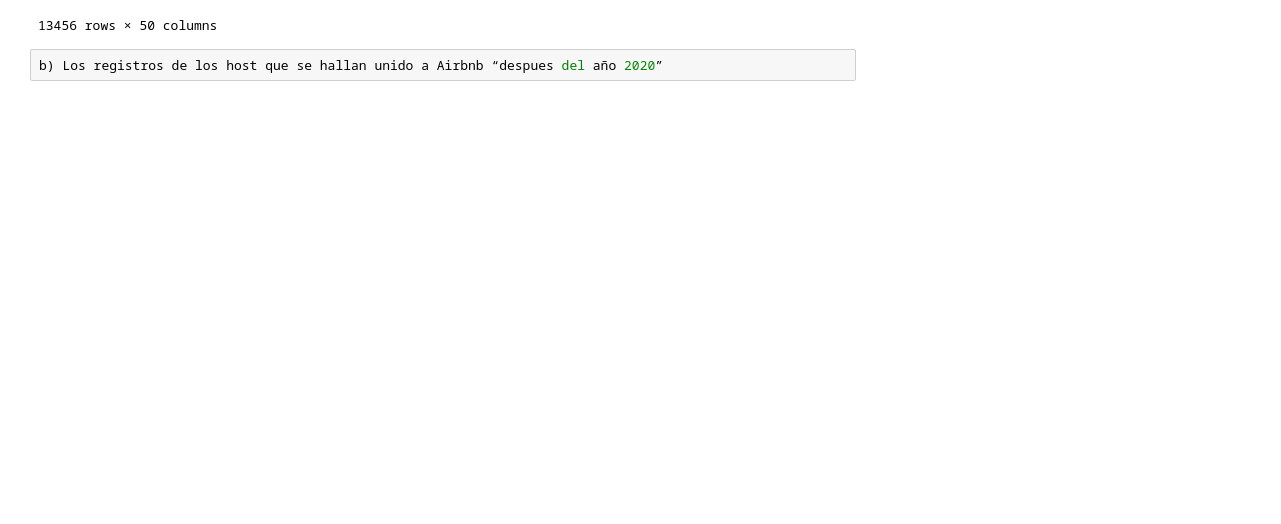
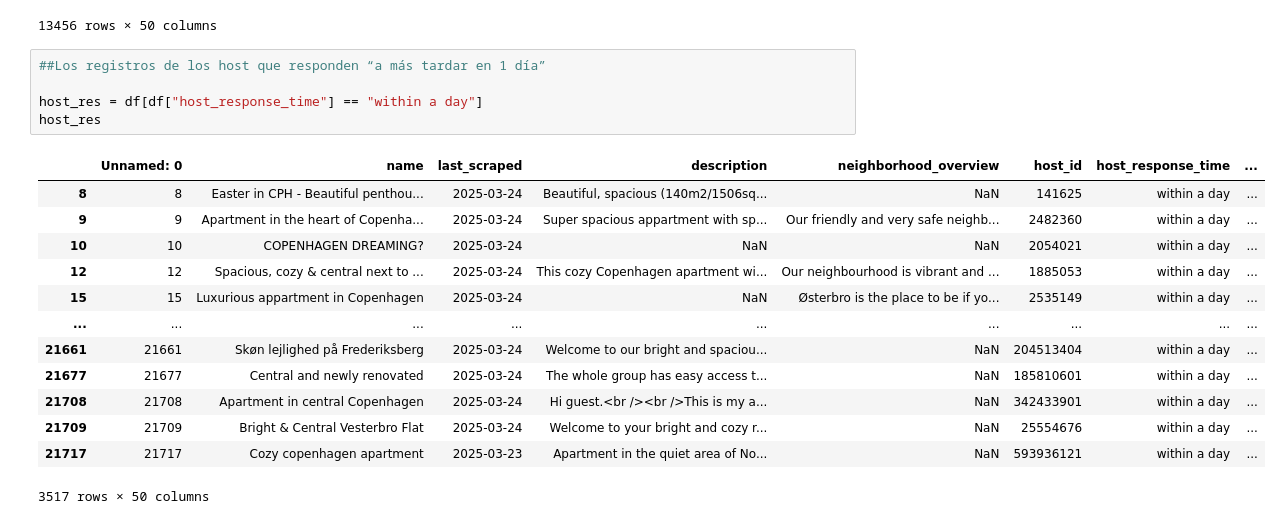
Before and after one commit to A01735502/extracciondedatos, a Jupyter notebook: Tarea extraccion semana 1/ACTIVIDAD2.2.ipynb, the cells around one changed output. Cells and saved outputs as stored; diff of their text form; blank space fills up the shorter version.

```diff
--- a/Tarea extraccion semana 1/ACTIVIDAD2.2.ipynb
+++ b/Tarea extraccion semana 1/ACTIVIDAD2.2.ipynb
@@ -72,4 +72,21 @@ filtro2
 | 21570 | 21570 | Cozy Amager Apt Metro & Parking | 2025-03-24 | Charming 50m² apartment on Amager... | NaN | 673723187 | within an hour | ... |
 13456 rows × 50 columns
 # %%
-b) Los registros de los host que se hallan unido a Airbnb “despues del año 2020”
+##Los registros de los host que responden “a más tardar en 1 día”
+
+host_res = df[df["host_response_time"] == "within a day"]
+host_res
+# %% [output]
+|  | Unnamed: 0 | name | last_scraped | description | neighborhood_overview | host_id | host_response_time | ... |
+| 8 | 8 | Easter in CPH - Beautiful penthou... | 2025-03-24 | Beautiful, spacious (140m2/1506sq... | NaN | 141625 | within a day | ... |
+| 9 | 9 | Apartment in the heart of Copenha... | 2025-03-24 | Super spacious appartment with sp... | Our friendly and very safe neighb... | 2482360 | within a day | ... |
+| 10 | 10 | COPENHAGEN DREAMING? | 2025-03-24 | NaN | NaN | 2054021 | within a day | ... |
+| 12 | 12 | Spacious, cozy & central next to ... | 2025-03-24 | This cozy Copenhagen apartment wi... | Our neighbourhood is vibrant and ... | 1885053 | within a day | ... |
+| 15 | 15 | Luxurious appartment in Copenhagen | 2025-03-24 | NaN | Østerbro is the place to be if yo... | 2535149 | within a day | ... |
+| ... | ... | ... | ... | ... | ... | ... | ... | ... |
+| 21661 | 21661 | Skøn lejlighed på Frederiksberg | 2025-03-24 | Welcome to our bright and spaciou... | NaN | 204513404 | within a day | ... |
+| 21677 | 21677 | Central and newly renovated | 2025-03-24 | The whole group has easy access t... | NaN | 185810601 | within a day | ... |
+| 21708 | 21708 | Apartment in central Copenhagen | 2025-03-24 | Hi guest.<br /><br />This is my a... | NaN | 342433901 | within a day | ... |
+| 21709 | 21709 | Bright & Central Vesterbro Flat | 2025-03-24 | Welcome to your bright and cozy r... | NaN | 25554676 | within a day | ... |
+| 21717 | 21717 | Cozy copenhagen apartment | 2025-03-23 | Apartment in the quiet area of No... | NaN | 593936121 | within a day | ... |
+3517 rows × 50 columns
```
